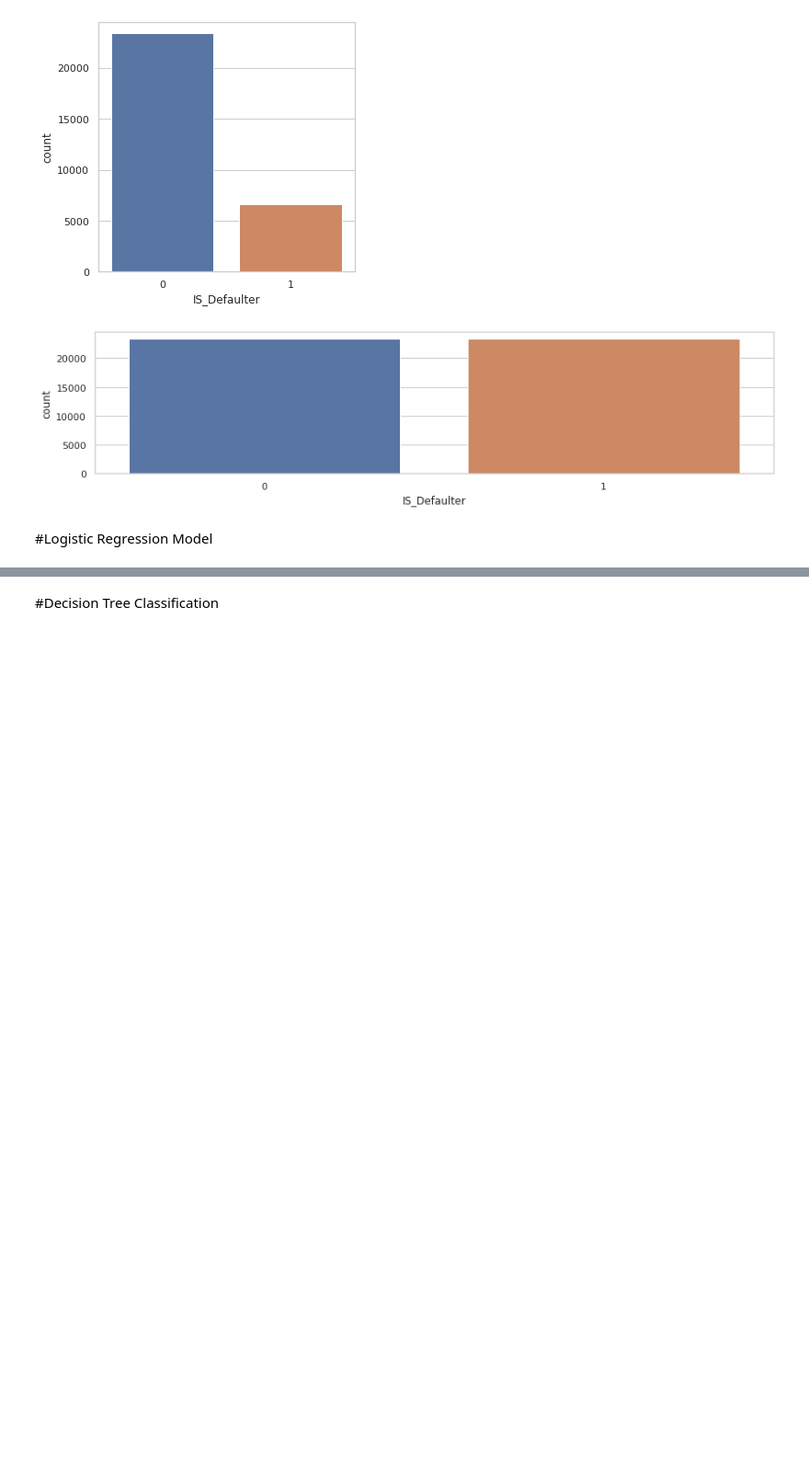
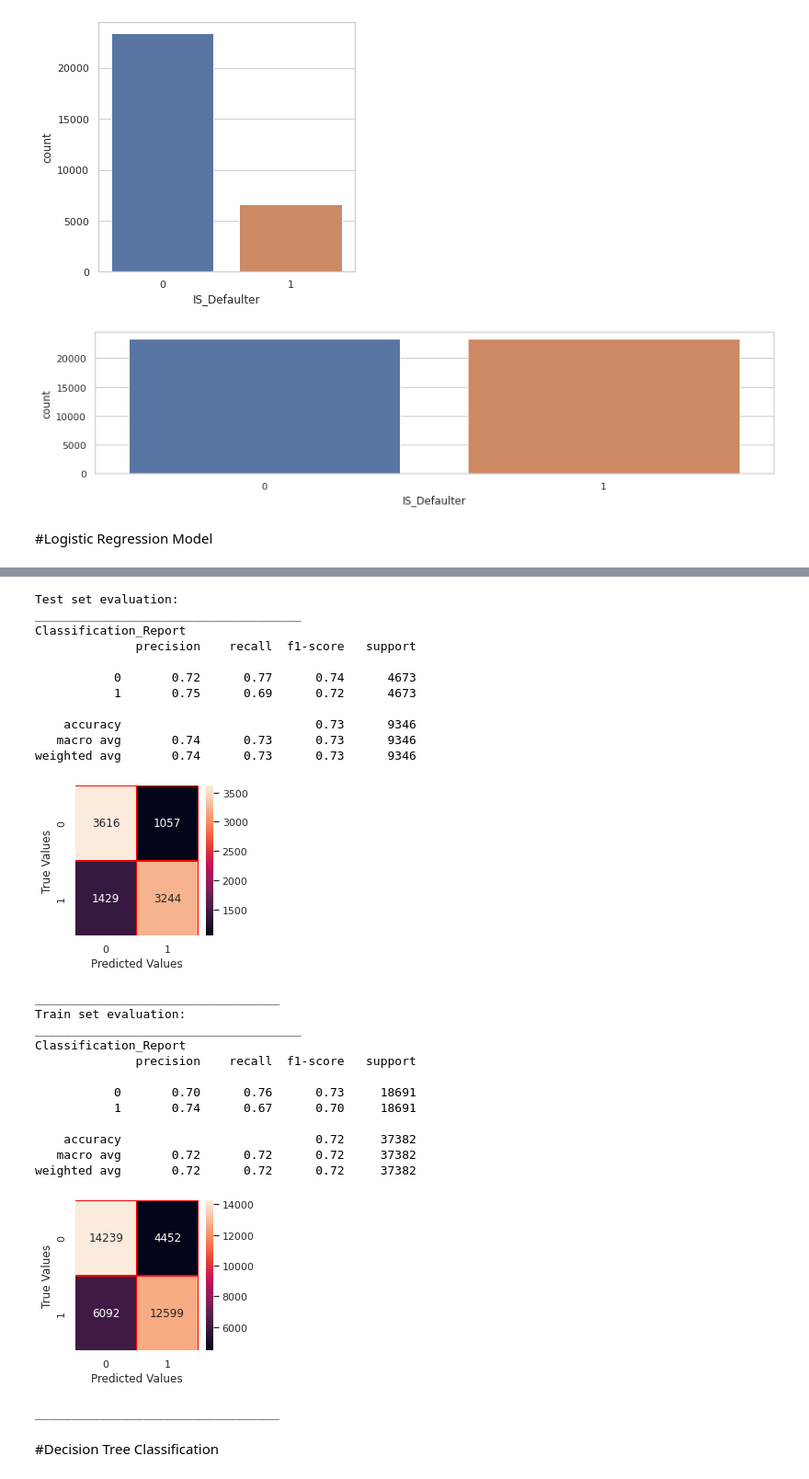
Before and after one commit to DeepakKumarSingh003/Credit_card_Defaulters., a Jupyter notebook: Credit_Card_Default_Prediction_Capstone_Project.ipynb, the cells around one changed output, grey strips where cells are left out. Shown at 92% size. Cells and saved outputs as stored; diff of their text form; code cells hidden in the pictures; blank space fills up the shorter version.

```diff
--- a/Credit_Card_Default_Prediction_Capstone_Project.ipynb
+++ b/Credit_Card_Default_Prediction_Capstone_Project.ipynb
@@ -685,2 +667,27 @@ X = scaler.fit_transform(X)
+# %%
+from sklearn.metrics import accuracy_score, recall_score, precision_score, f1_score, roc_auc_score, confusion_matrix, roc_curve, auc,classification_report
+
+#Evaluate matrices
+def print_evaluate(true, predicted):
+    '''This function will print the confusin matrix and classification Report.
+    '''
+
+
+    classi=classification_report(true,predicted)
+    conf_mat=confusion_matrix(true, predicted)
+
+    #Visualization Confusion Matrix
+    print("Classification_Report")
+    print(classi)
+    f, ax = plt.subplots(figsize=(3,3))
+    sns.heatmap(conf_mat,annot=True,linewidths=0.5,linecolor="red",fmt=".0f",ax=ax)
+    plt.xlabel("Predicted Values")
+    plt.ylabel("True Values")
+    plt.show()
+    print('__________________________________')
+# %%
+method_names = []
+method_scores = []
+#These are for barplot in conclusion
 # %% [markdown]
 #Logistic Regression Model
@@ -723,2 +694,48 @@ The f1 on test data is  0.671
+# %%
+#importing logistic regression and evaluation metrics
+from sklearn.linear_model import LogisticRegression
+
+#fitting data into Logistic Regression
+logi = LogisticRegression()
+logi.fit(X_train,y_train)
+
+#class prediction of y
+y_pred_logi = logi.predict(X_test)
+y_train_pred_logi=logi.predict(X_train)
+#getting all scores for Logistic Regression
+print('Test set evaluation:\n_____________________________________')
+print_evaluate(y_test, y_pred_logi)
+print('Train set evaluation:\n_____________________________________')
+print_evaluate(y_train, y_train_pred_logi)
+
+method_names.append("Logistic_Reg.")
+method_scores.append(logi.score(X_test,y_test))
+# %% [output]
+Test set evaluation:
+_____________________________________
+Classification_Report
+              precision    recall  f1-score   support
+
+           0       0.72      0.77      0.74      4673
+           1       0.75      0.69      0.72      4673
+
+    accuracy                           0.73      9346
+   macro avg       0.74      0.73      0.73      9346
+weighted avg       0.74      0.73      0.73      9346
+[figure, added]
+__________________________________
+Train set evaluation:
+_____________________________________
+Classification_Report
+              precision    recall  f1-score   support
+
+           0       0.70      0.76      0.73     18691
+           1       0.74      0.67      0.70     18691
+
+    accuracy                           0.72     37382
+   macro avg       0.72      0.72      0.72     37382
+weighted avg       0.72      0.72      0.72     37382
+[figure, added]
+__________________________________
 # %% [markdown]
 #Decision Tree Classification
```
Also changed, not shown: parts of 39 cells of this notebook.
